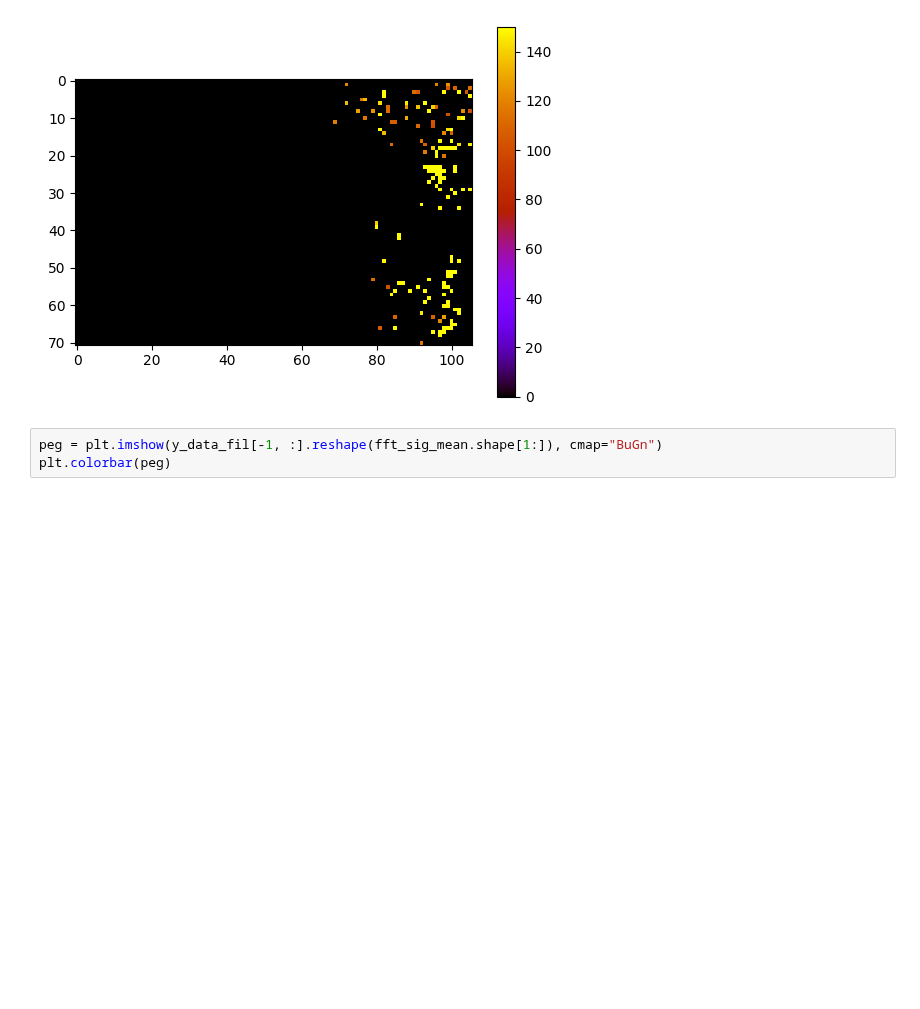
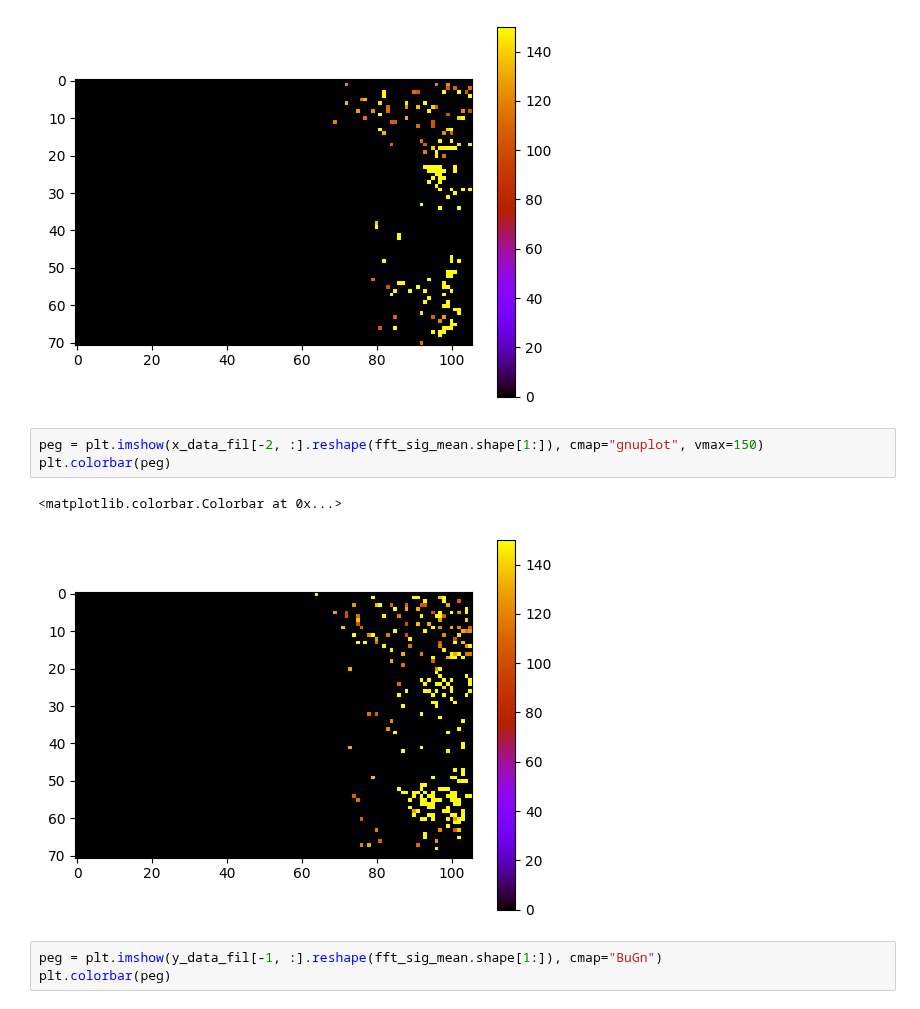
Before and after one commit to CaffineAddic/Wavelet_transforms_in_schlieren_flame_images, a Jupyter notebook: IIST_data/1/harr_transform_1.ipynb, the cells around one changed output. Saved outputs shown, nothing was run; the diff lists cells and outputs as text; blank space fills up the shorter version.

Commit message:
Added second most dom freq. plot

```diff
--- a/IIST_data/1/harr_transform_1.ipynb
+++ b/IIST_data/1/harr_transform_1.ipynb
@@ -303,6 +303,12 @@ plt.colorbar(peg)
 # %% [output]
 <matplotlib.colorbar.Colorbar at 0x...>
 [figure]
+# %%
+peg = plt.imshow(x_data_fil[-2, :].reshape(fft_sig_mean.shape[1:]), cmap="gnuplot", vmax=150)
+plt.colorbar(peg)
+# %% [output]
+<matplotlib.colorbar.Colorbar at 0x...>
+[figure, added]
 # %%
 peg = plt.imshow(y_data_fil[-1, :].reshape(fft_sig_mean.shape[1:]), cmap="BuGn")
 plt.colorbar(peg)
```
Also changed, not shown: parts of 1 cell of this notebook.
